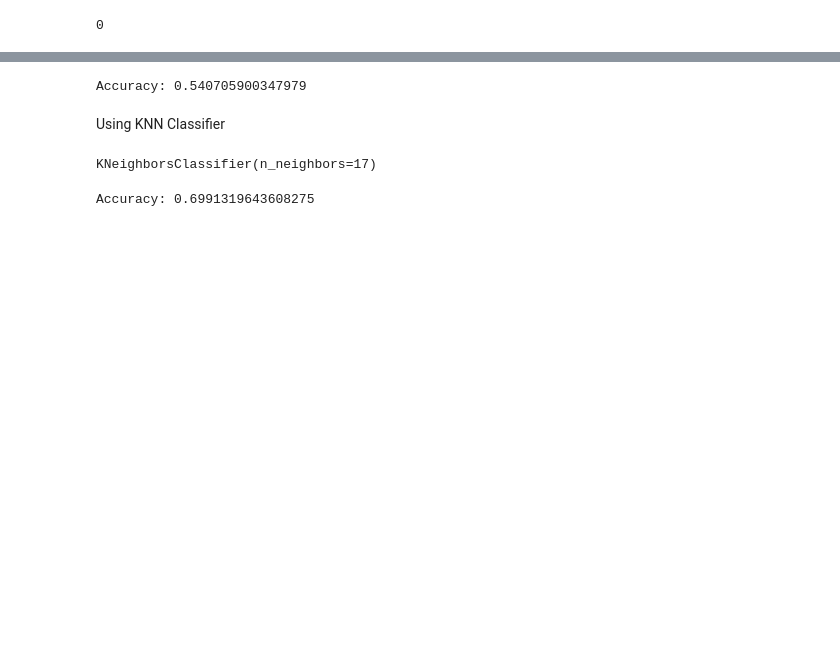
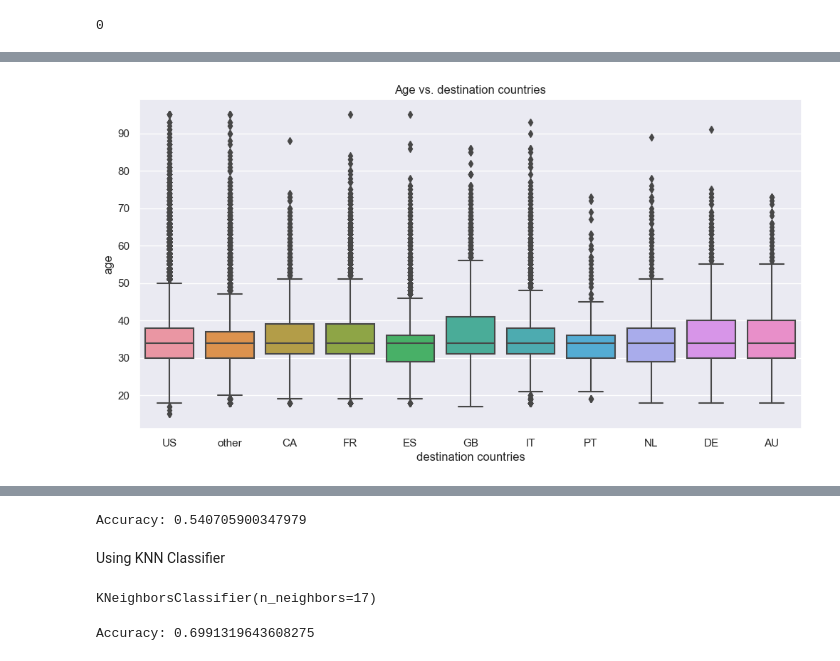
Before and after one commit to Shaimaa-moh/Mining-Project, a Jupyter notebook: Mining2.ipynb, the cells around one changed output, grey strips where cells are left out. Saved outputs shown, nothing was run; the diff lists cells and outputs as text; code cells hidden in the pictures; blank space fills up the shorter version.

```diff
--- a/Mining2.ipynb
+++ b/Mining2.ipynb
@@ -35,0 +128,8 @@ train_data.head()
+# %%
+plt.figure(figsize=(12,6))
+sns.boxplot(x='country_destination',y='age', data=train_data)
+plt.xlabel('destination countries')
+plt.title('Age vs. destination countries')
+plt.show()
+# %% [output]
+[figure, added]
```
Also changed, not shown: parts of 32 cells of this notebook.
